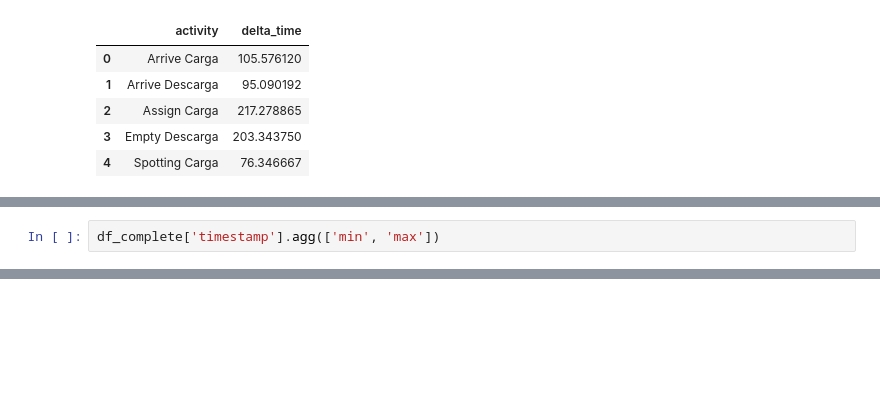
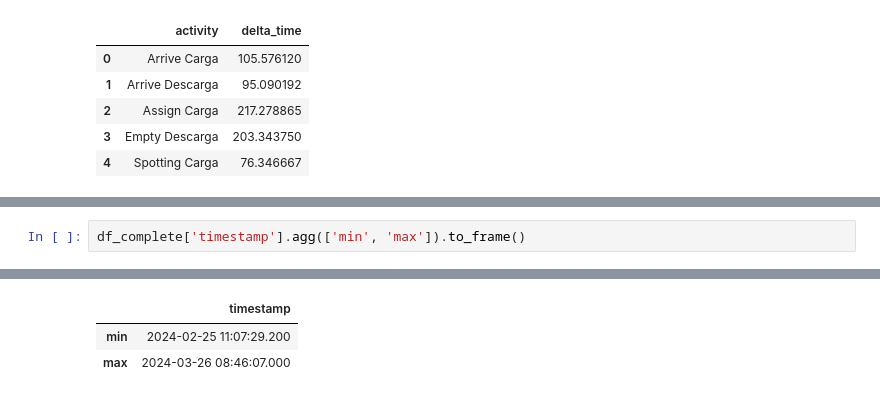
Before and after one commit to AlvaroEscalonaB/PM_MLP, a Jupyter notebook: dispatch_truck.ipynb, the cells around one changed output, grey strips where cells are left out. Drawn from its saved outputs; the diff is of its cells as text; blank space fills up the shorter version.

```diff
--- a/dispatch_truck.ipynb
+++ b/dispatch_truck.ipynb
@@ -143,3 +159,3 @@ df_time_diff.merge(df_activity_frequency, on='activity')
 # %%
-df_complete['timestamp'].agg(['min', 'max'])
+df_complete['timestamp'].agg(['min', 'max']).to_frame()
 # %% [output]
@@ -148,0 +162,3 @@ Name: timestamp, dtype: datetime64[ns]
+|  | timestamp |
+| min | 2024-02-25 11:07:29.200 |
+| max | 2024-03-26 08:46:07.000 |
```
Also changed, not shown: parts of 6 cells of this notebook.
